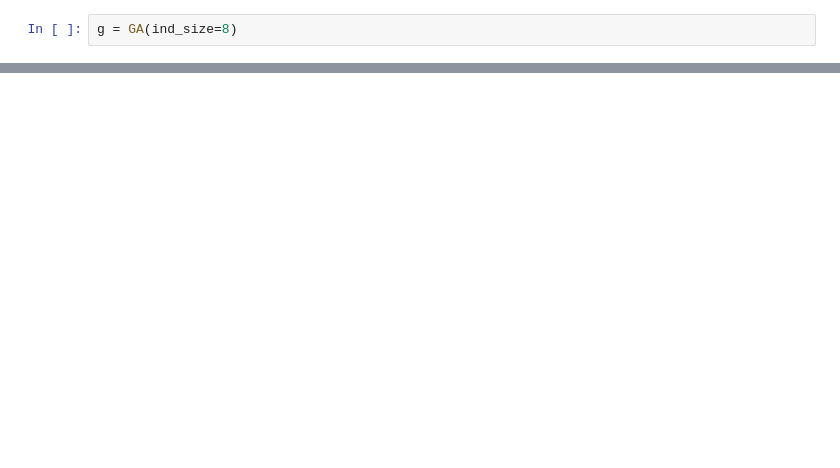
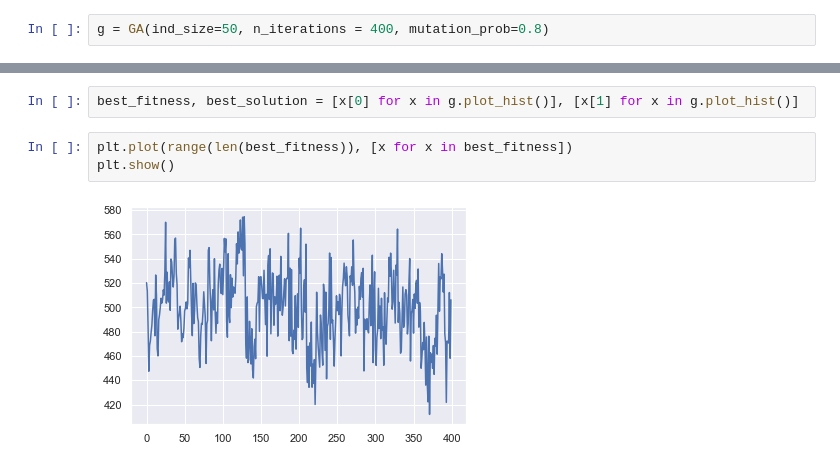
Before and after one commit to kaspardaemen/Natural-Computing, a Jupyter notebook: Exercise 6.ipynb, the cells around one changed output, grey strips where cells are left out. Saved outputs shown, nothing was run; the diff lists cells and outputs as text; blank space fills up the shorter version.

```diff
--- a/Exercise 6.ipynb
+++ b/Exercise 6.ipynb
@@ -101,5 +130,5 @@ class GA():
 # %%
-g = GA(ind_size=8)
+g = GA(ind_size=50, n_iterations = 400, mutation_prob=0.8)
 # %%
 g.run()
 # %% [output]
@@ -110,0 +152,7 @@ c2 [3, 5, 4, 7, 2, 1, 0, 6]
+# %%
+best_fitness, best_solution = [x[0] for x in g.plot_hist()], [x[1] for x in g.plot_hist()]
+# %%
+plt.plot(range(len(best_fitness)), [x for x in best_fitness])
+plt.show()
+# %% [output]
+[figure, added]
```
Also changed, not shown: parts of 3 cells of this notebook.
